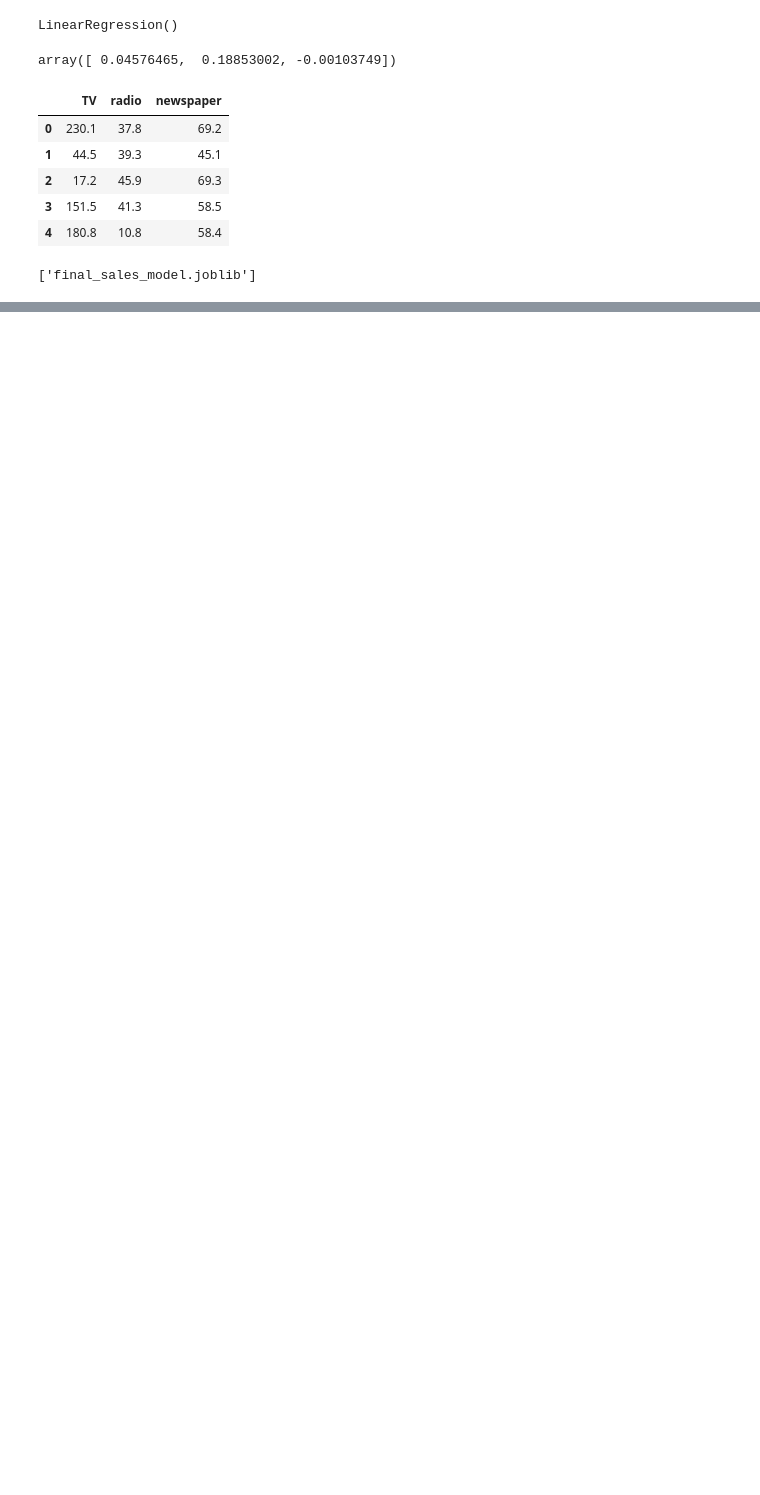
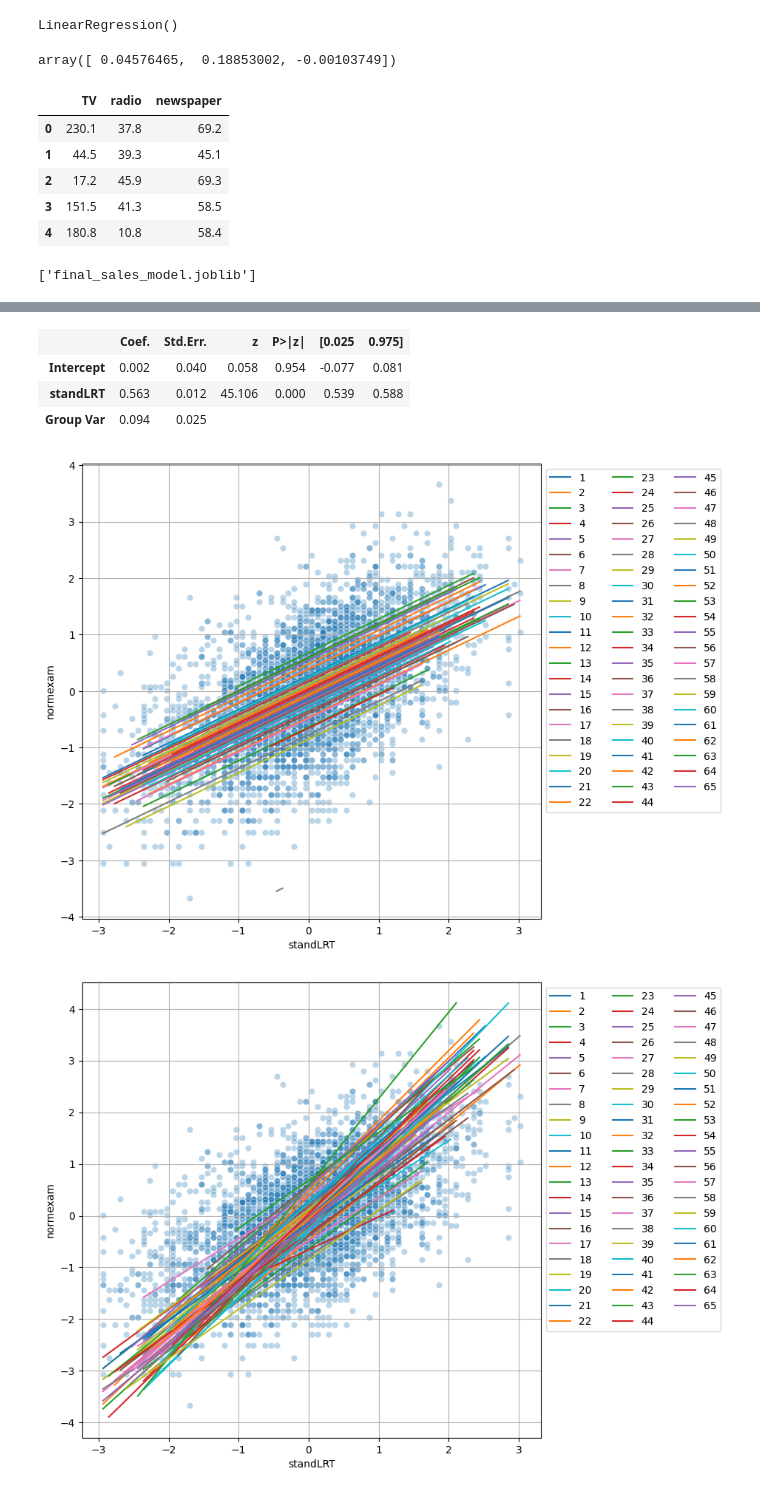
Before and after one commit to AlexTmbMifi/ML_basic, a Jupyter notebook: ML_LinearRegression.ipynb, the cells around one changed output, grey strips where cells are left out. Drawn from its saved outputs; the diff is of its cells as text; code cells hidden in the pictures; blank space fills up the shorter version.

```diff
--- a/ML_LinearRegression.ipynb
+++ b/ML_LinearRegression.ipynb
@@ -211,0 +244,40 @@ dump(final_model, 'final_sales_model.joblib') # сохраняем эту мод
+# %%
+# Смешанная регрессия при случайном эффекте school
+# Учитывается свободное слагаемое
+vc = 'normexam ~ standLRT'
+model2 = smf.mixedlm(vc, data=exam, groups=exam['school']).fit()
+display(model2.summary()) # REML - метод максимального правдободобия
+
+plt.figure(figsize=(8,8))
+X22 = np.array(exam['standLRT'])
+y22 = np.array(exam['normexam'])
+
+sns.scatterplot(x='standLRT', y='normexam', data=exam, alpha = .3)
+
+# задаём только intercept для каждой школы
+ar_b00 = []
+for school in exam['school'].unique():
+    X2 = np.array(exam[exam['school'] == school].loc[:,'standLRT'])
+    y2 = np.array(exam[exam['school'] == school].loc[:,'normexam'])
+    b01, b00 = np.polyfit(X2, y2, 1) #  b00 - intercept for school , b01 - slope for school
+
+    sns.lineplot(x=X2, y=b00 + b1*X2 + b0, legend = 'full', label = school)
+
+plt.legend(ncol=3, bbox_to_anchor=(1., 1.))
+plt.grid()
+
+# задаём и коэф. наклона и пересечение с осью
+
+plt.figure(figsize=(8,8))
+sns.scatterplot(x='standLRT', y='normexam', data=exam, alpha = .3)
+
+for school in exam['school'].unique():
+    X2 = np.array(exam[exam['school'] == school].loc[:,'standLRT'])
+    y2 = np.array(exam[exam['school'] == school].loc[:,'normexam'])
+    b01, b00 = np.polyfit(X2, y2, 1) #  b00 - intercept for school , b01 - slope for school
+
+    sns.lineplot(x=X2, y=b01*X2 + b1*X2 + b0 + b00, legend = 'full', label = school) # по сути это ручной способ моделирования
+
+plt.legend(ncol=3, bbox_to_anchor=(1., 1.))
+plt.grid()
+# %% [output]
@@ -211,0 +290,6 @@ dump(final_model, 'final_sales_model.joblib') # сохраняем эту мод
+|  | Coef. | Std.Err. | z | P>|z| | [0.025 | 0.975] |
+| Intercept | 0.002 | 0.040 | 0.058 | 0.954 | -0.077 | 0.081 |
+| standLRT | 0.563 | 0.012 | 45.106 | 0.000 | 0.539 | 0.588 |
+| Group Var | 0.094 | 0.025 |  |  |  |  |
+[figure, added]
+[figure, added]
```
Also changed, not shown: parts of 6 cells of this notebook.
